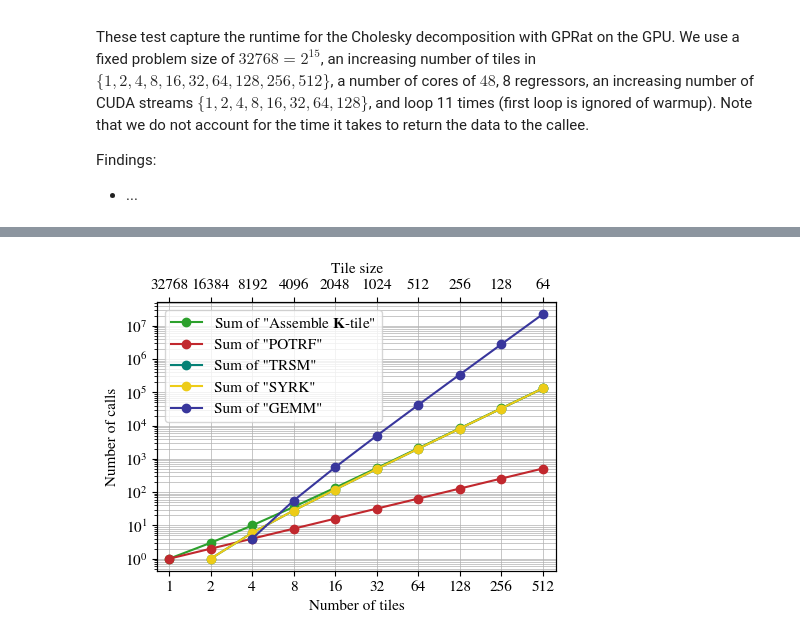
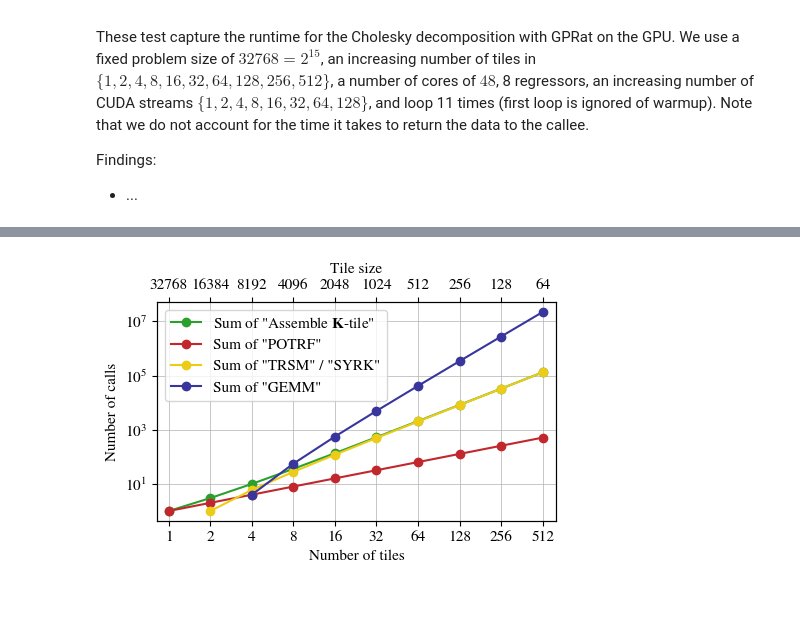
Before and after one commit to moellh/GPRat, a Jupyter notebook: 3-4-cholesky-gpu.ipynb, the cells around one changed output, grey strips where cells are left out. Saved outputs shown, nothing was run; the diff lists cells and outputs as text; code cells hidden in the pictures; blank space fills up the shorter version.

```diff
--- a/3-4-cholesky-gpu.ipynb
+++ b/3-4-cholesky-gpu.ipynb
@@ -210,11 +295,12 @@ tile_sizes = n_train / xticks
 ax.set_xlim(0.82, 640)
 ax.set_ylim(1,10**5)
 ax.set_xlabel("Number of tiles")
-ax.set_ylabel("Number of calls")
+ax.set_ylabel("Runtime in s")
 ax.set_xscale("log", base=2)
 ax.set_yscale("log", base=10)
 ax.set_xticks(xticks, [int(x) for x in xticks])
 ax.grid(True, which="both")
+ax.grid(False, which="minor")
 
 ax_top.set_xlim(ax.get_xlim())
 ax_top.set_ylim(ax.get_ylim())
@@ -223,11 +309,11 @@ ax_top.set_xlabel("Tile size")
 ax_top.set_xticks(xticks, [int(tile_size) for tile_size in tile_sizes])
 
 df_cholesky_48 = df_cholesky[df_cholesky["n_cores"] == n_cores]
-lower, upper = confidence_error(df_cholesky_48, 0.95)
+err = utils.confidence_error(df_cholesky_48, 0.95)
 plt.errorbar(
     df_cholesky_48["n_tiles"],
     df_cholesky_48["mean"] / 10**9,
-    yerr=[lower / 10**9, upper / 10**9],
+    yerr=err / 10**9,
     color="black",
     label=r"GPRat $\it{Cholesky}$ on GPU",
 )
@@ -235,11 +321,11 @@ plt.errorbar(
 name = "cholesky_step cholesky"
 label = "Step 2: Tiled Cholesky"
 df_name = df_steps[df_steps["name"] == name]
-lower, upper = confidence_error(df_name, 0.95)
+err = utils.confidence_error(df_name, 0.95)
 plt.errorbar(
     df_name["n_tiles"],
     df_name["mean"] / 10**9,
-    yerr=[lower / 10**9, upper / 10**9],
+    yerr=err / 10**9,
     label=f"{label}",
     color="tab:orange",
 )
@@ -268,13 +354,13 @@ for name, legend_name, color in zip(names_blas, names_steps_legend, colors):
     df_name["acc_stddev"] = np.sqrt(
         df_name["stddev"] ** 2 * df_name["num samples/calls"] / df_name["n_loops"]
     )
-    lower, upper = confidence_error(df_name, 0.95)
+    err = utils.confidence_error(df_name, 0.95)
     plt.errorbar(
         df_steps[df_steps["name"] == name]["n_tiles"],
         df_steps[df_steps["name"] == name]["mean"]
         / 10**9
         * df_steps[df_steps["name"] == name]["num samples/calls"],
-        yerr=[lower / 10**9, upper / 10**9],
+        yerr=err / 10**9,
         label=f"{legend_name}",
         color=color,
     )
@@ -309,7 +395,7 @@ See the caveats in the documentation: https://pandas.pydata.org/pandas-docs/stab
 
 n_train = 32768
 
-fig, ax = plt.subplots(figsize=(4.5, 3.5))
+fig, ax = plt.subplots(figsize=(4.5, 3))
 ax_top = ax.twiny()
 
 xticks = df_cholesky["n_tiles"].unique()
@@ -321,6 +407,7 @@ ax.set_xscale("log", base=2)
 ax.set_yscale("log", base=10)
 ax.set_xticks(xticks, [int(x) for x in xticks])
 ax.grid(True, which="both")
+ax.grid(False, which="minor")
 
 ax_top.set_xlim(ax.get_xlim())
 ax_top.set_xscale("log", base=2)
@@ -330,38 +417,38 @@ ax_top.set_xticks(xticks, [int(tile_size) for tile_size in tile_sizes])
 names_blas = [
     "assemble K_tiles",
     "cholesky potrf",
-    "cholesky trsm",
+    # "cholesky trsm",
     "cholesky syrk",
     "cholesky gemm",
 ]
 names_steps_legend = [
     r'Sum of "Assemble $\mathbf{K}$-tile"',
     'Sum of "POTRF"',
-    'Sum of "TRSM"',
-    'Sum of "SYRK"',
+    # 'Sum of "TRSM"',
+    'Sum of "TRSM" / "SYRK"',
     'Sum of "GEMM"',
 ]
 
 colors = [
     "tab:green",
     "#c1282e",
-    "#068176",
+    # "#068176",
     "#edcc18",
     "#38369c",
 ]
 
 for name, legend_name, color in zip(names_blas, names_steps_legend, colors):
     df_name = df_steps[df_steps["name"] == name]
     plt.plot(
         df_name["n_tiles"],
         df_name["num samples/calls"] / df_name["n_loops"],
         label=legend_name,
         color=color,
         marker='o'
     )
 
 plt.legend()
 plt.tight_layout(pad=0)
 plt.savefig("./pdf/cholesky-numcalls.pdf")
 # %% [output]
-[figure, old version]
+[figure, new version]
```
Also changed, not shown: parts of 4 cells of this notebook, 9 other files.
